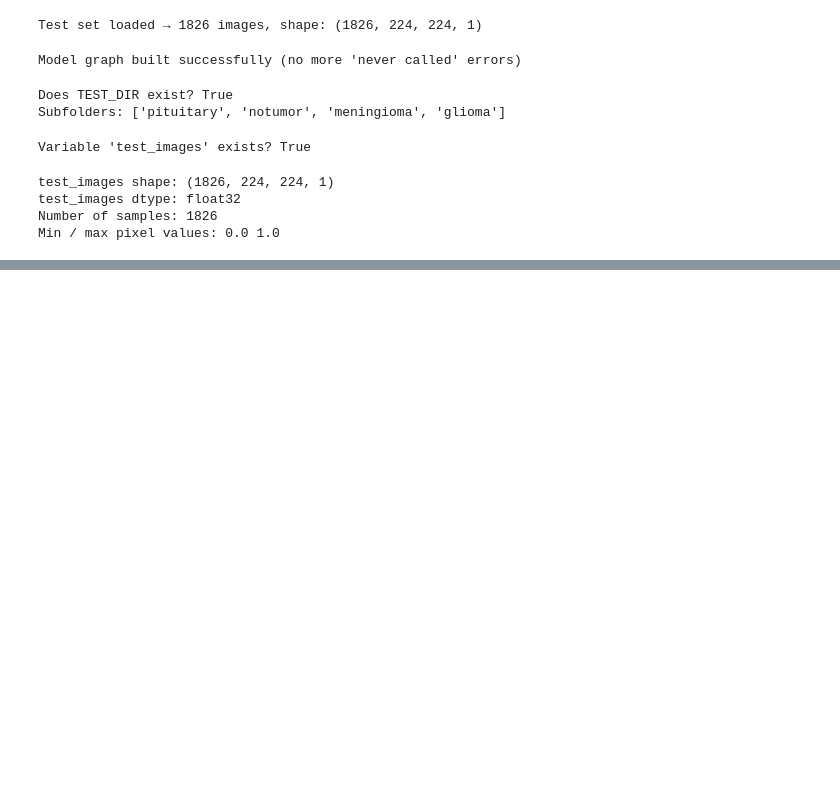
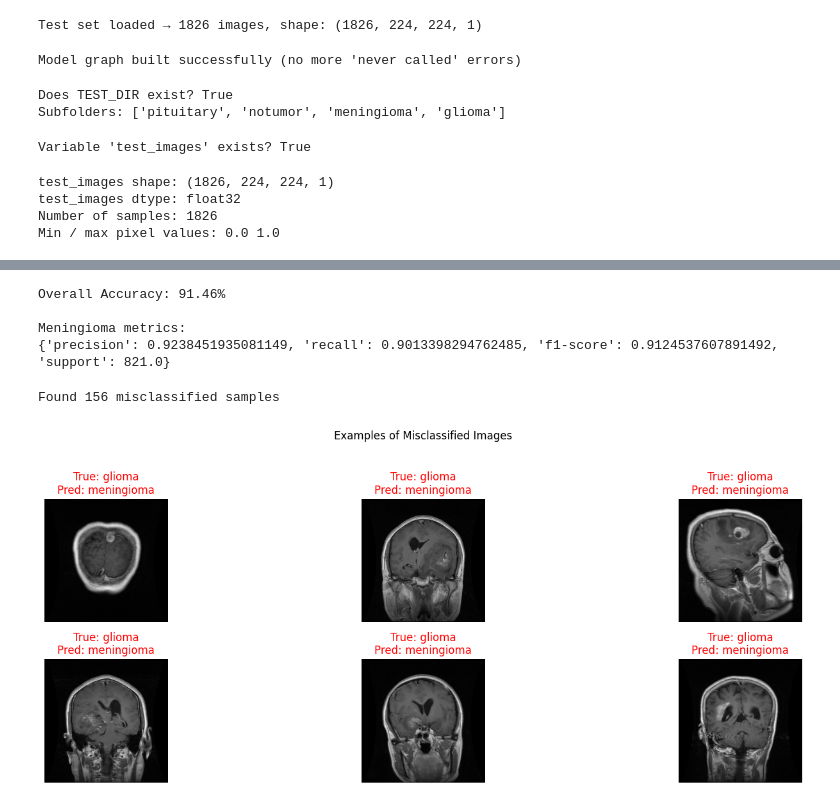
Before and after one commit to specM7/DSGP_Group_33_Brain_Tumor_Predictor, a Jupyter notebook: Meningioma_Adrian_24254829 (model 2).ipynb, the cells around one changed output, grey strips where cells are left out. Cells and saved outputs as stored; diff of their text form; code cells hidden in the pictures; blank space fills up the shorter version.

```diff
--- a/Meningioma_Adrian_24254829 (model 2).ipynb
+++ b/Meningioma_Adrian_24254829 (model 2).ipynb
@@ -513,0 +581,41 @@ Dummy forward pass completed → model is now ready for Grad-CAM
+# %%
+acc = (y_true == y_pred).mean() * 100
+meningioma_idx = CLASSES.index('meningioma')   # usually 1
+
+print(f"Overall Accuracy: {acc:.2f}%")
+print("\nMeningioma metrics:")
+print(classification_report(y_true, y_pred, target_names=CLASSES, output_dict=True)['meningioma'])
+# %% [output]
+Overall Accuracy: 91.46%
+
+Meningioma metrics:
+{'precision': 0.9238451935081149, 'recall': 0.9013398294762485, 'f1-score': 0.9124537607891492, 'support': 821.0}
+# %%
+# Find misclassified samples
+mistakes_idx = np.where(y_true != y_pred)[0]
+
+if len(mistakes_idx) == 0:
+    print("Perfect prediction — no mistakes!")
+else:
+    print(f"Found {len(mistakes_idx)} misclassified samples")
+
+    # Show first 6 mistakes (or all if fewer)
+    n_show = min(6, len(mistakes_idx))
+    plt.figure(figsize=(15, 3*n_show//3 + 2))
+
+    for i, idx in enumerate(mistakes_idx[:n_show]):
+        img = test_images[idx]
+        true_cls = CLASSES[y_true[idx]]
+        pred_cls = CLASSES[y_pred[idx]]
+
+        plt.subplot(n_show//3 + 1, 3, i+1)
+        plt.imshow(img.squeeze(), cmap='gray')
+        plt.title(f"True: {true_cls}\nPred: {pred_cls}", color='red')
+        plt.axis('off')
+
+    plt.suptitle("Examples of Misclassified Images", y=1.02)
+    plt.tight_layout()
+    plt.show()
+# %% [output]
+Found 156 misclassified samples
+[figure, added]
```
Also changed, not shown: parts of 9 cells of this notebook.
